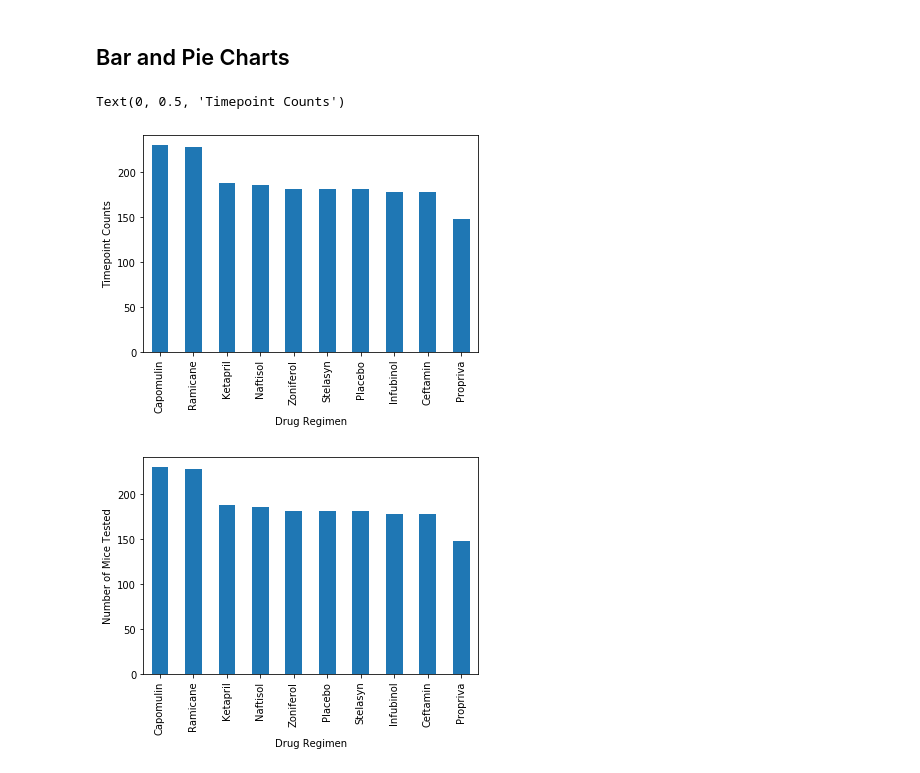
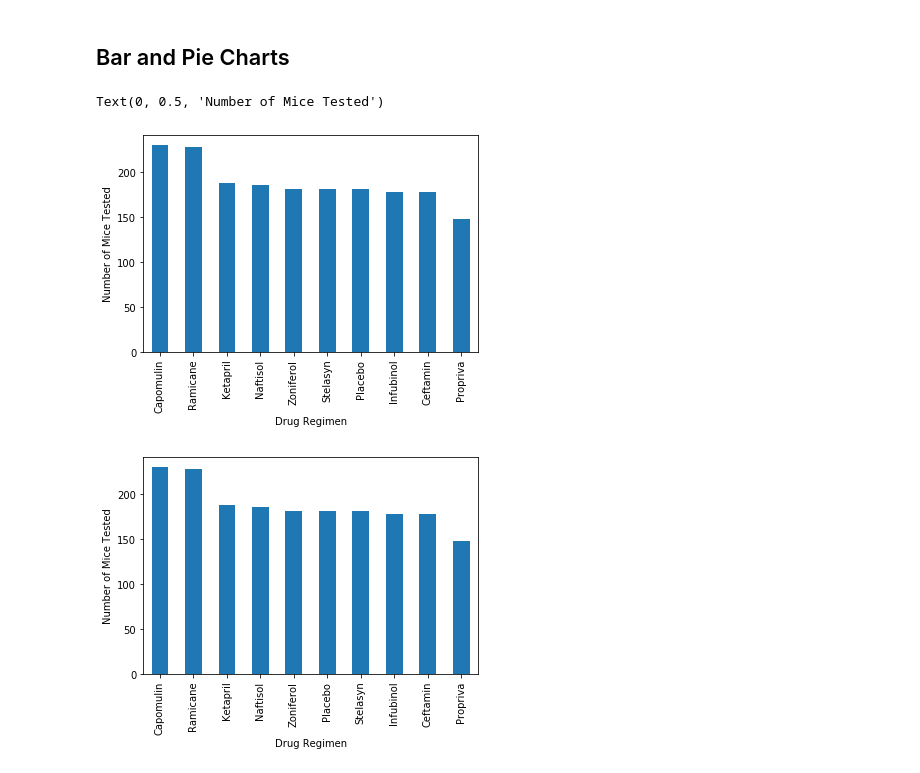
Before and after one commit to jf11235/matplotlib-challenge, a Jupyter notebook: Pymaceuticals/pymaceuticals_starter.ipynb, the cells around one changed output. Saved outputs shown, nothing was run; the diff lists cells and outputs as text; code cells hidden in the pictures.

```diff
--- a/Pymaceuticals/pymaceuticals_starter.ipynb
+++ b/Pymaceuticals/pymaceuticals_starter.ipynb
@@ -157,13 +157,13 @@ sum_table
 # %%
 # Generate a bar plot showing the total number of timepoints for all mice tested for each drug regimen using Pandas.
 timepoints_by_drug = clean_df.groupby(['Drug Regimen']).count()['Timepoint'].sort_values(ascending=False)
 
 
 bar_graph = timepoints_by_drug.plot.bar()
-plt.ylabel('Timepoint Counts')
+plt.ylabel('Number of Mice Tested')
 # %% [output]
-Text(0, 0.5, 'Timepoint Counts')
+Text(0, 0.5, 'Number of Mice Tested')
-[figure, old version]
+[figure, new version]
 # %%
 # Generate a bar plot showing the total number of timepoints for all mice tested for each drug regimen using pyplot.
 #plt.bar(x, height, width, bottom, align)
```
Also changed, not shown: parts of 2 cells of this notebook.
